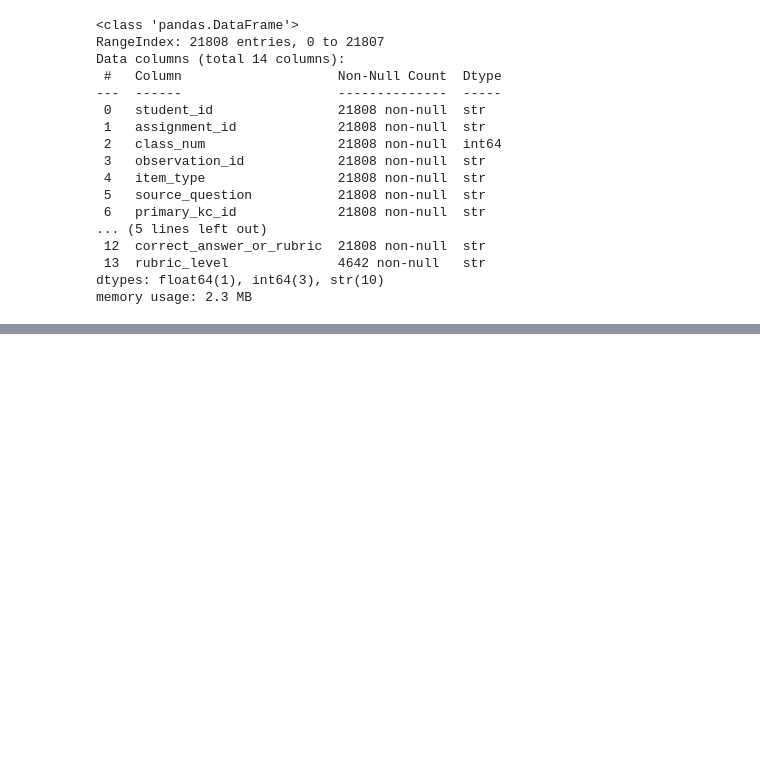
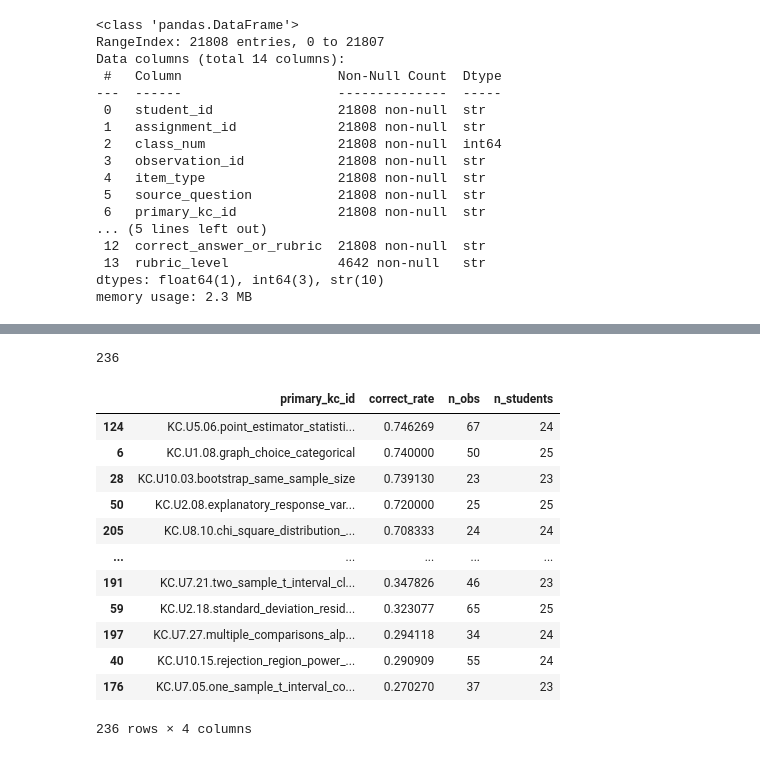
Before and after one commit to mailysg8/ai-student-progress-tracker, a Jupyter notebook: notebooks/wk3_best_subset.ipynb, the cells around one changed output, grey strips where cells are left out. Cells and saved outputs as stored; diff of their text form; code cells hidden in the pictures; blank space fills up the shorter version.

```diff
--- a/notebooks/wk3_best_subset.ipynb
+++ b/notebooks/wk3_best_subset.ipynb
@@ -47,0 +137,33 @@ data.head()
+# %%
+kc_difficulty = (data[data['score'] != 0.5]
+    .assign(correct=lambda df: df['score'].astype(int))
+    .groupby('primary_kc_id')
+    .agg(
+        correct_rate = ('correct', 'mean'),
+        n_obs   = ('correct', 'count'),
+        n_students   = ('student_id', 'nunique')
+    )
+    .reset_index()
+    .sort_values('correct_rate', ascending=False)
+)
+
+kc_difficulty.head()
+len(kc_difficulty)
+# %% [output]
+236
+# %%
+kc_difficulty.head(236)
+# %% [output]
+|  | primary_kc_id | correct_rate | n_obs | n_students |
+| 124 | KC.U5.06.point_estimator_statisti... | 0.746269 | 67 | 24 |
+| 6 | KC.U1.08.graph_choice_categorical | 0.740000 | 50 | 25 |
+| 28 | KC.U10.03.bootstrap_same_sample_size | 0.739130 | 23 | 23 |
+| 50 | KC.U2.08.explanatory_response_var... | 0.720000 | 25 | 25 |
+| 205 | KC.U8.10.chi_square_distribution_... | 0.708333 | 24 | 24 |
+| ... | ... | ... | ... | ... |
+| 191 | KC.U7.21.two_sample_t_interval_cl... | 0.347826 | 46 | 23 |
+| 59 | KC.U2.18.standard_deviation_resid... | 0.323077 | 65 | 25 |
+| 197 | KC.U7.27.multiple_comparisons_alp... | 0.294118 | 34 | 24 |
+| 40 | KC.U10.15.rejection_region_power_... | 0.290909 | 55 | 24 |
+| 176 | KC.U7.05.one_sample_t_interval_co... | 0.270270 | 37 | 23 |
+236 rows × 4 columns
```
Also changed, not shown: parts of 16 cells of this notebook, 1 other file.
